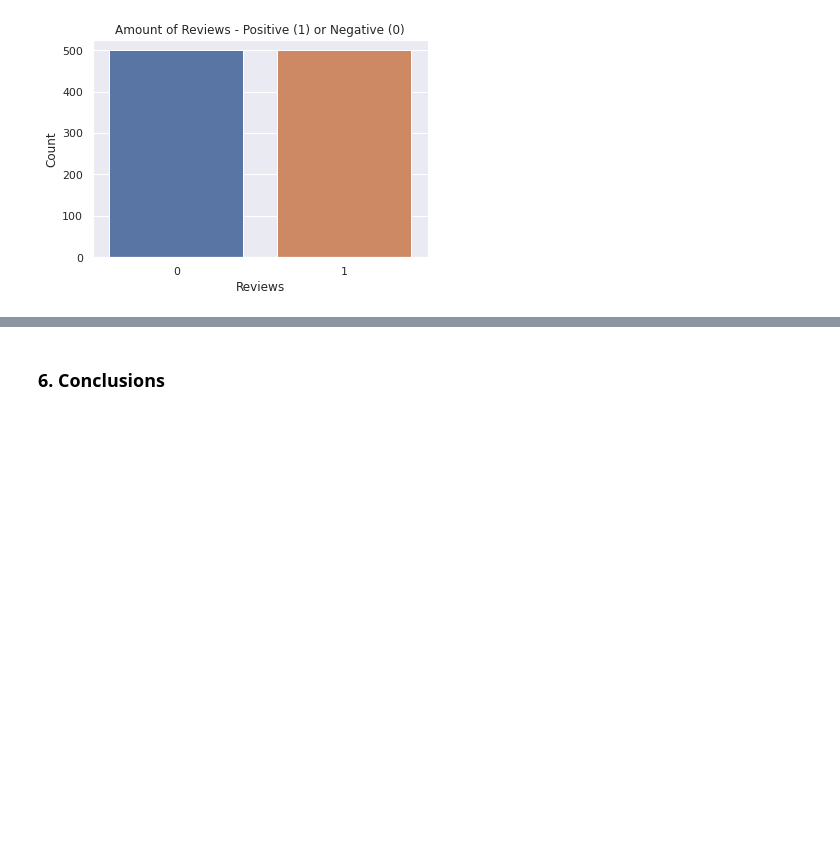
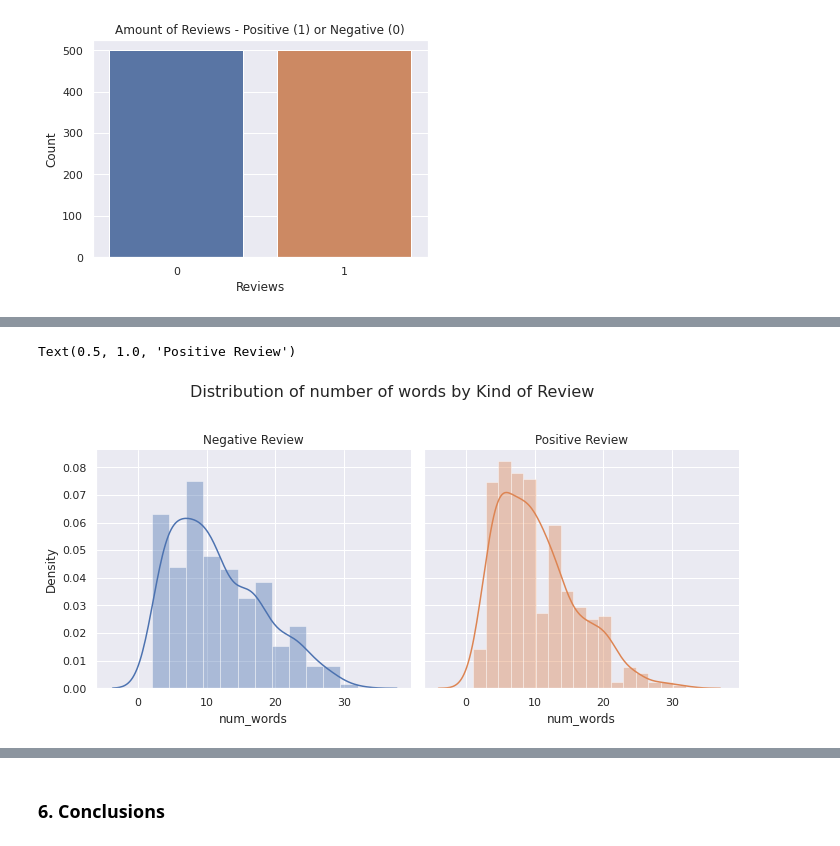
Before and after one commit to DanielEduardoLopez/RestaurantReviews, a Jupyter notebook: NLP_RestaurantReviews.ipynb, the cells around one changed output, grey strips where cells are left out. Drawn from its saved outputs; the diff is of its cells as text; code cells hidden in the pictures; blank space fills up the shorter version.

```diff
--- a/NLP_RestaurantReviews.ipynb
+++ b/NLP_RestaurantReviews.ipynb
@@ -111,0 +156,16 @@ Text(0.5, 0, 'Reviews')
+# %%
+# Facet a plot by target column
+g = sns.FacetGrid(df, col = 'Liked', height = 5, hue = 'Liked')
+# Plot a histogram chart
+g.map(sns.distplot, "num_words")
+# Adjust title position
+g.fig.subplots_adjust(top=0.8)
+# Add general title
+g.fig.suptitle('Distribution of number of words by Kind of Review', fontsize=16)
+# Set title to each chart
+axes = g.axes.flatten()
+axes[0].set_title("Negative Review")
+axes[1].set_title("Positive Review")
+# %% [output]
+Text(0.5, 1.0, 'Positive Review')
+[figure, added]
```
Also changed, not shown: parts of 9 cells of this notebook.
